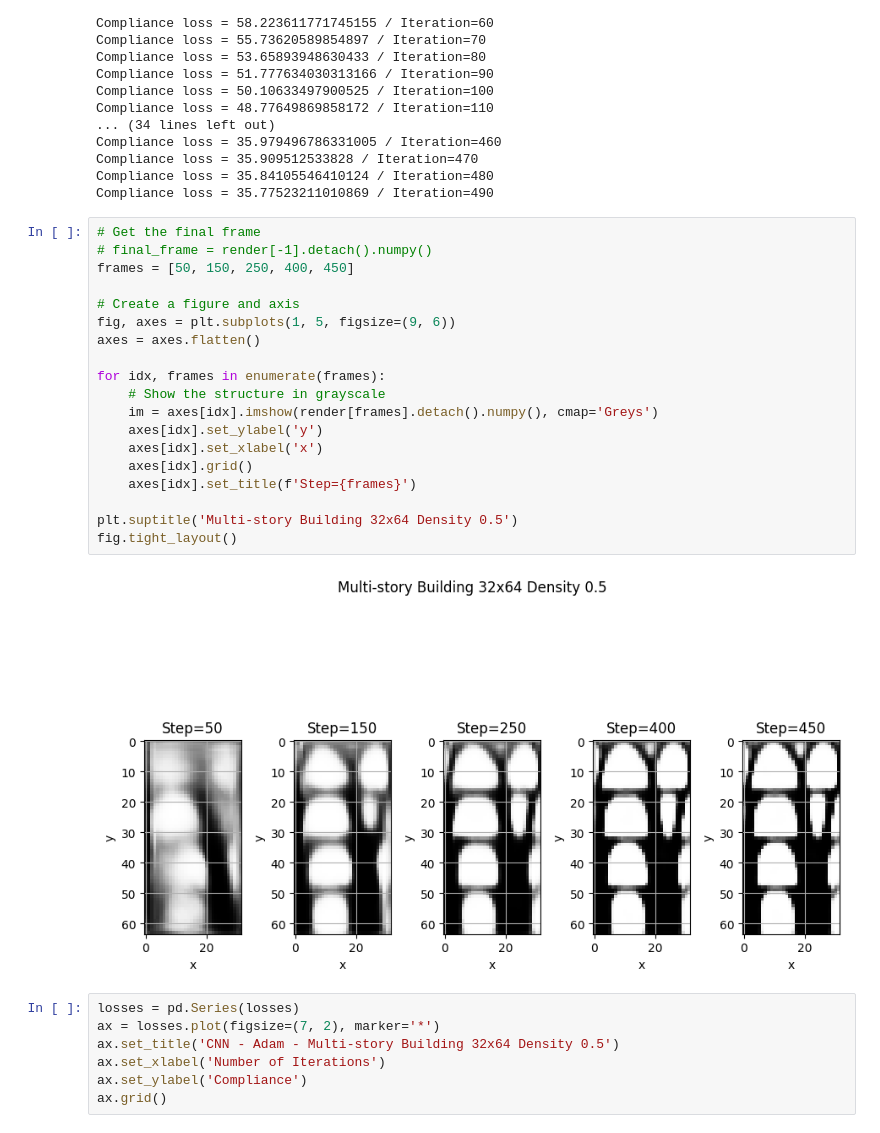
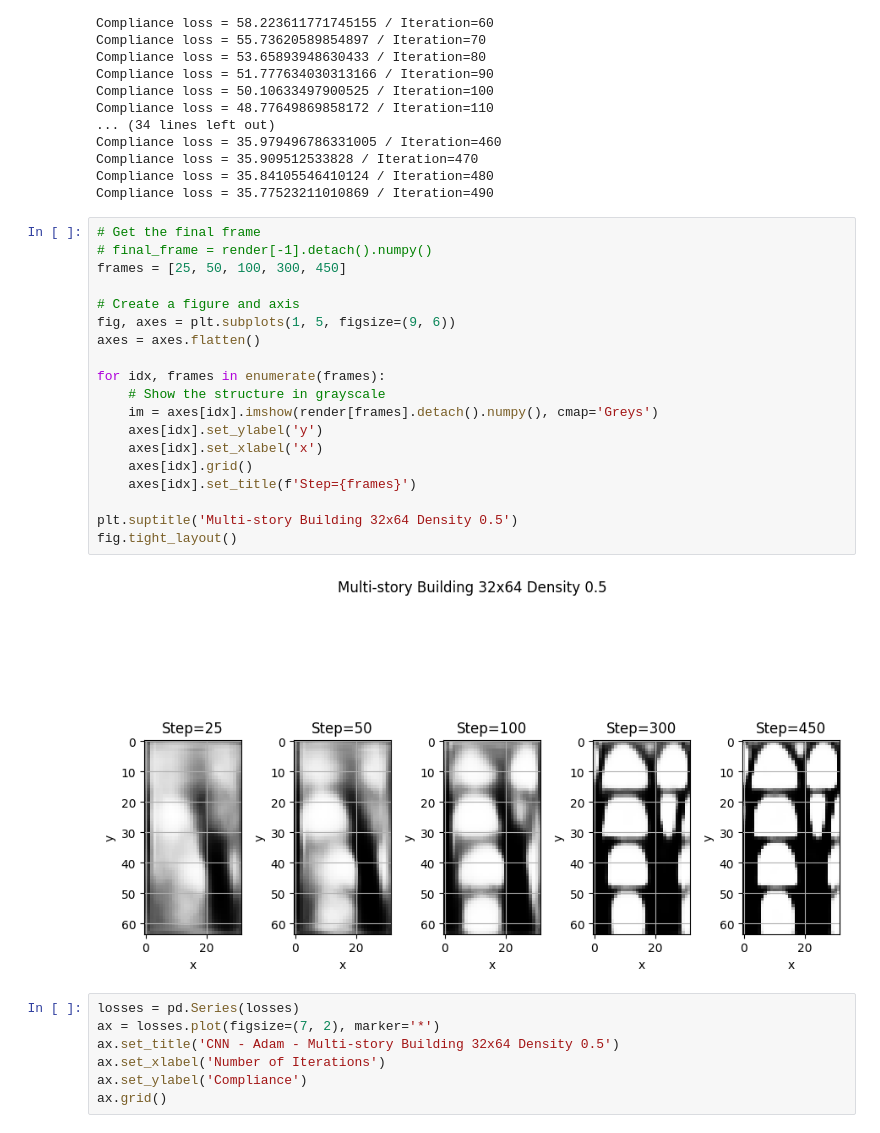
Before and after one commit to sun-umn/NCVX-Neural-Structural-Optimization, a Jupyter notebook: notebooks/Structural Optimization - CNN 🕋.ipynb, the cells around one changed output. Drawn from its saved outputs; the diff is of its cells as text.

```diff
--- a/notebooks/Structural Optimization - CNN 🕋.ipynb
+++ b/notebooks/Structural Optimization - CNN 🕋.ipynb
@@ -265,24 +265,24 @@ Compliance loss = 35.77523211010869 / Iteration=490
 # %%
 # Get the final frame
 # final_frame = render[-1].detach().numpy()
-frames = [50, 150, 250, 400, 450]
+frames = [25, 50, 100, 300, 450]
 
 # Create a figure and axis
 fig, axes = plt.subplots(1, 5, figsize=(9, 6))
 axes = axes.flatten()
 
 for idx, frames in enumerate(frames):
     # Show the structure in grayscale
     im = axes[idx].imshow(render[frames].detach().numpy(), cmap='Greys')
     axes[idx].set_ylabel('y')
     axes[idx].set_xlabel('x')
     axes[idx].grid()
     axes[idx].set_title(f'Step={frames}')
 
 plt.suptitle('Multi-story Building 32x64 Density 0.5')
 fig.tight_layout()
 # %% [output]
-[figure, old version]
+[figure, new version]
 # %%
 losses = pd.Series(losses)
 ax = losses.plot(figsize=(7, 2), marker='*')
```
